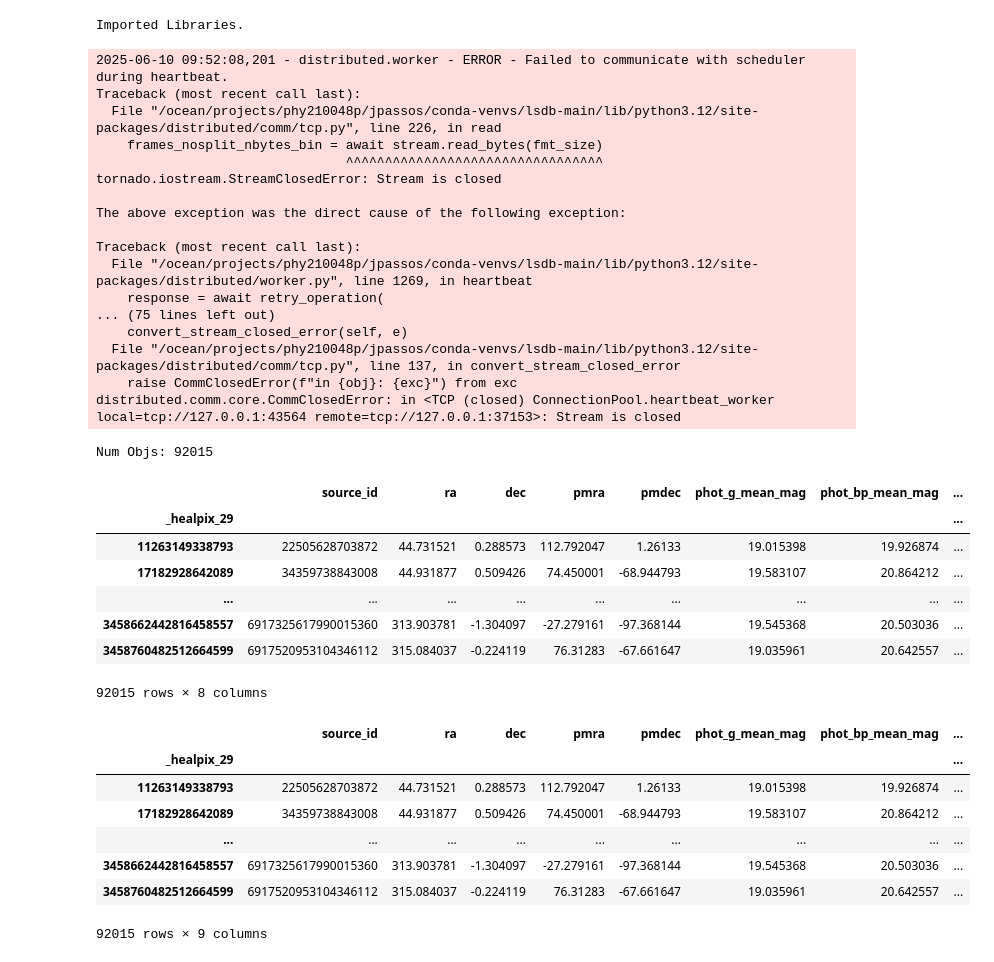
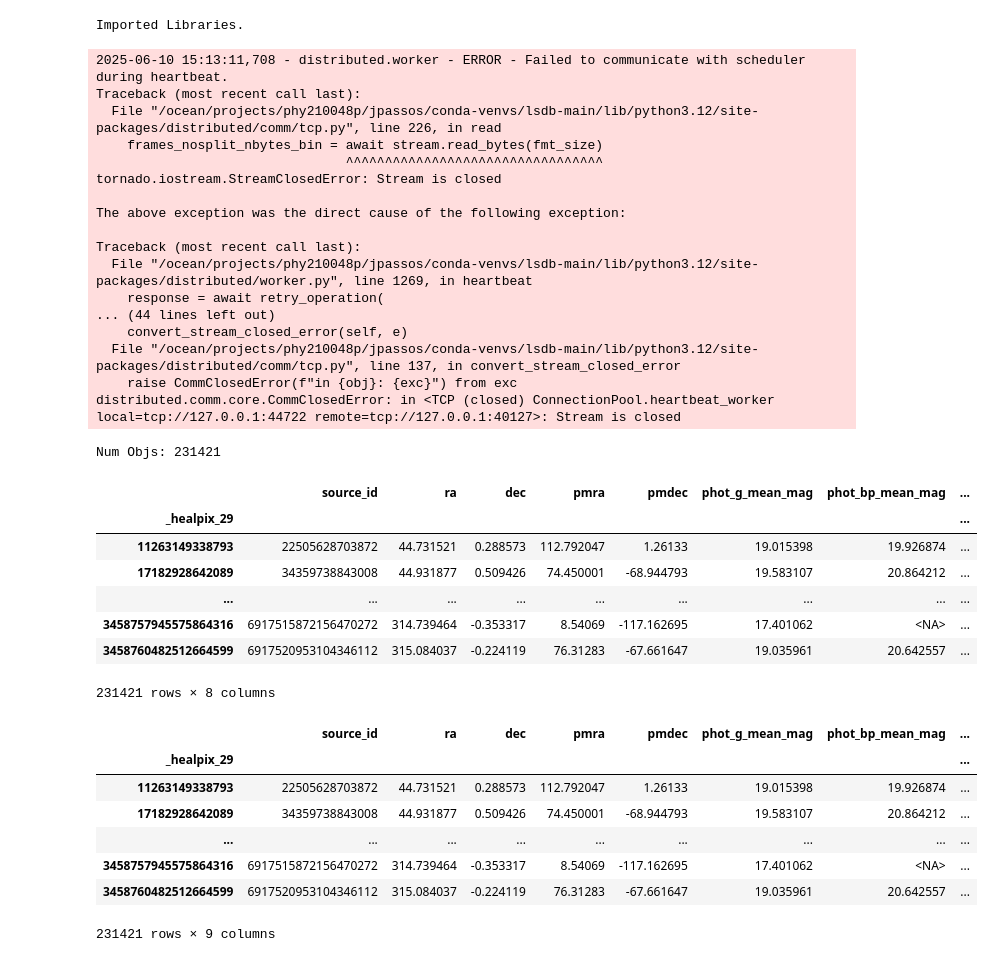
Before and after one commit to JoaoDPassos/brown-dwarf-search, a Jupyter notebook: Jupyter Notebooks/hpms_search/pm_dist_gaia.ipynb, the cells around one changed output. Cells and saved outputs as stored; diff of their text form; code cells hidden in the pictures.

```diff
--- a/Jupyter Notebooks/hpms_search/pm_dist_gaia.ipynb
+++ b/Jupyter Notebooks/hpms_search/pm_dist_gaia.ipynb
@@ -14,39 +14,39 @@ GAIA_100_DIR = CATALOG_DIR / GAIA_100_NAME
 # %%
 with Client():
     gaia_pm_greater_100 = (
                 lsdb.read_hats(GAIA_100_DIR)
-                .query('phot_g_mean_mag > 19 or phot_g_mean_mag.isna()')
+                .query('phot_g_mean_mag > 17 or phot_g_mean_mag.isna()')
                 .compute()
     )
 print('Num Objs:', len(gaia_pm_greater_100))
 gaia_pm_greater_100
 # %% [output]
-2025-06-10 09:52:08,201 - distributed.worker - ERROR - Failed to communicate with scheduler during heartbeat.
+2025-06-10 15:13:11,708 - distributed.worker - ERROR - Failed to communicate with scheduler during heartbeat.
 Traceback (most recent call last):
   File "/ocean/projects/phy210048p/jpassos/conda-venvs/lsdb-main/lib/python3.12/site-packages/distributed/comm/tcp.py", line 226, in read
     frames_nosplit_nbytes_bin = await stream.read_bytes(fmt_size)
                                 ^^^^^^^^^^^^^^^^^^^^^^^^^^^^^^^^^
 tornado.iostream.StreamClosedError: Stream is closed
 
 The above exception was the direct cause of the following exception:
 
 Traceback (most recent call last):
   File "/ocean/projects/phy210048p/jpassos/conda-venvs/lsdb-main/lib/python3.12/site-packages/distributed/worker.py", line 1269, in heartbeat
     response = await retry_operation(
-... (75 lines left out)
+... (44 lines left out)
     convert_stream_closed_error(self, e)
   File "/ocean/projects/phy210048p/jpassos/conda-venvs/lsdb-main/lib/python3.12/site-packages/distributed/comm/tcp.py", line 137, in convert_stream_closed_error
     raise CommClosedError(f"in {obj}: {exc}") from exc
-distributed.comm.core.CommClosedError: in <TCP (closed) ConnectionPool.heartbeat_worker local=tcp://127.0.0.1:43564 remote=tcp://127.0.0.1:37153>: Stream is closed
+distributed.comm.core.CommClosedError: in <TCP (closed) ConnectionPool.heartbeat_worker local=tcp://127.0.0.1:44722 remote=tcp://127.0.0.1:40127>: Stream is closed
-Num Objs: 92015
+Num Objs: 231421
 |  | source_id | ra | dec | pmra | pmdec | phot_g_mean_mag | phot_bp_mean_mag | ... |
 | _healpix_29 |  |  |  |  |  |  |  | ... |
 | 11263149338793 | 22505628703872 | 44.731521 | 0.288573 | 112.792047 | 1.26133 | 19.015398 | 19.926874 | ... |
 | 17182928642089 | 34359738843008 | 44.931877 | 0.509426 | 74.450001 | -68.944793 | 19.583107 | 20.864212 | ... |
 | ... | ... | ... | ... | ... | ... | ... | ... | ... |
-| 3458662442816458557 | 6917325617990015360 | 313.903781 | -1.304097 | -27.279161 | -97.368144 | 19.545368 | 20.503036 | ... |
+| 3458757945575864316 | 6917515872156470272 | 314.739464 | -0.353317 | 8.54069 | -117.162695 | 17.401062 | <NA> | ... |
 | 3458760482512664599 | 6917520953104346112 | 315.084037 | -0.224119 | 76.31283 | -67.661647 | 19.035961 | 20.642557 | ... |
-92015 rows × 8 columns
+231421 rows × 8 columns
 # %%
 gaia_pm_greater_100['pm_total'] = ((gaia_pm_greater_100['pmra'])**2 + (gaia_pm_greater_100['pmdec'])**2)**0.5
 gaia_pm_greater_100
@@ -56,9 +56,9 @@ gaia_pm_greater_100
 | 11263149338793 | 22505628703872 | 44.731521 | 0.288573 | 112.792047 | 1.26133 | 19.015398 | 19.926874 | ... |
 | 17182928642089 | 34359738843008 | 44.931877 | 0.509426 | 74.450001 | -68.944793 | 19.583107 | 20.864212 | ... |
 | ... | ... | ... | ... | ... | ... | ... | ... | ... |
-| 3458662442816458557 | 6917325617990015360 | 313.903781 | -1.304097 | -27.279161 | -97.368144 | 19.545368 | 20.503036 | ... |
+| 3458757945575864316 | 6917515872156470272 | 314.739464 | -0.353317 | 8.54069 | -117.162695 | 17.401062 | <NA> | ... |
 | 3458760482512664599 | 6917520953104346112 | 315.084037 | -0.224119 | 76.31283 | -67.661647 | 19.035961 | 20.642557 | ... |
-92015 rows × 9 columns
+231421 rows × 9 columns
 # %%
 fig, ax = plt.subplots()
 ax.hist(gaia_pm_greater_100['pm_total'], bins=16, edgecolor = "black")
```
Also changed, not shown: parts of 2 cells of this notebook, 2 other files.
